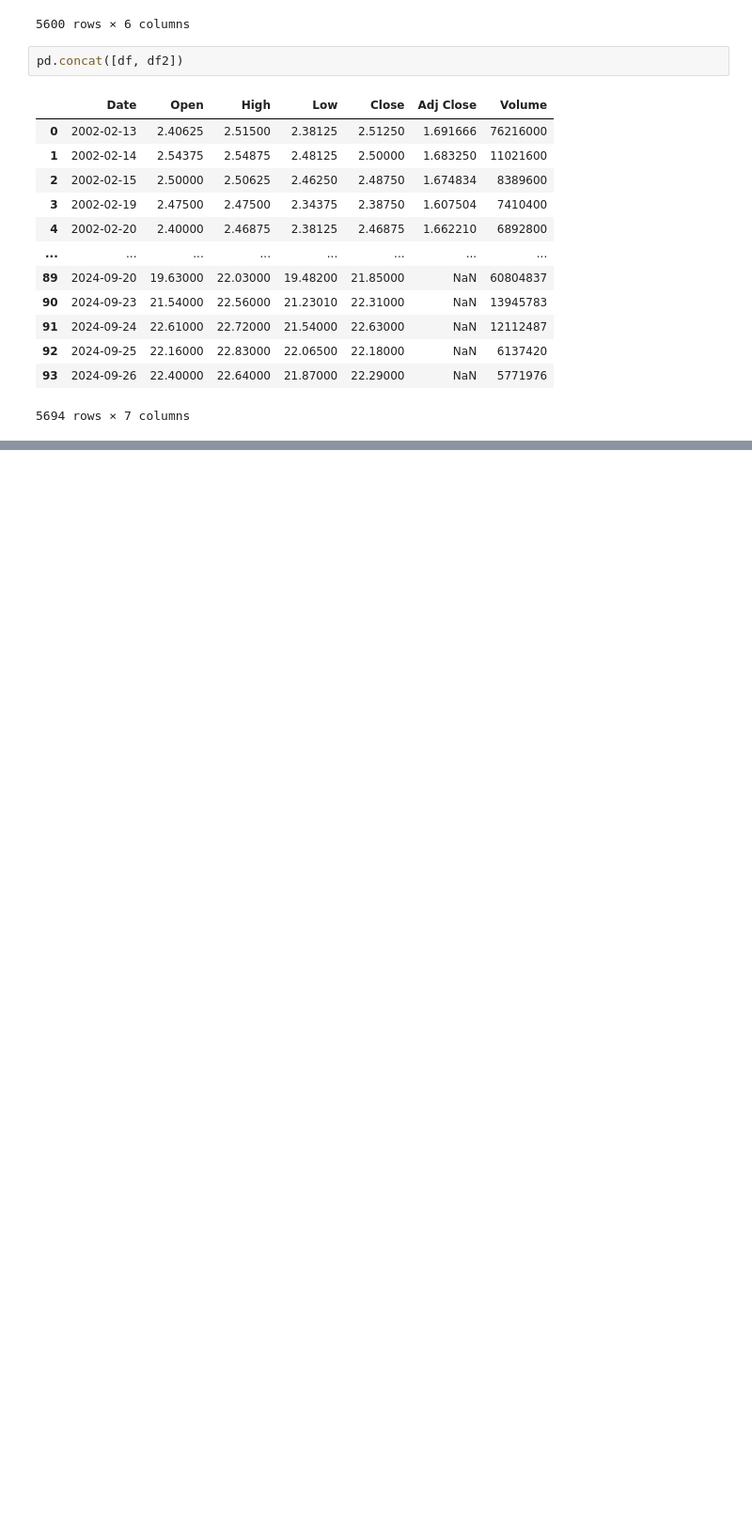
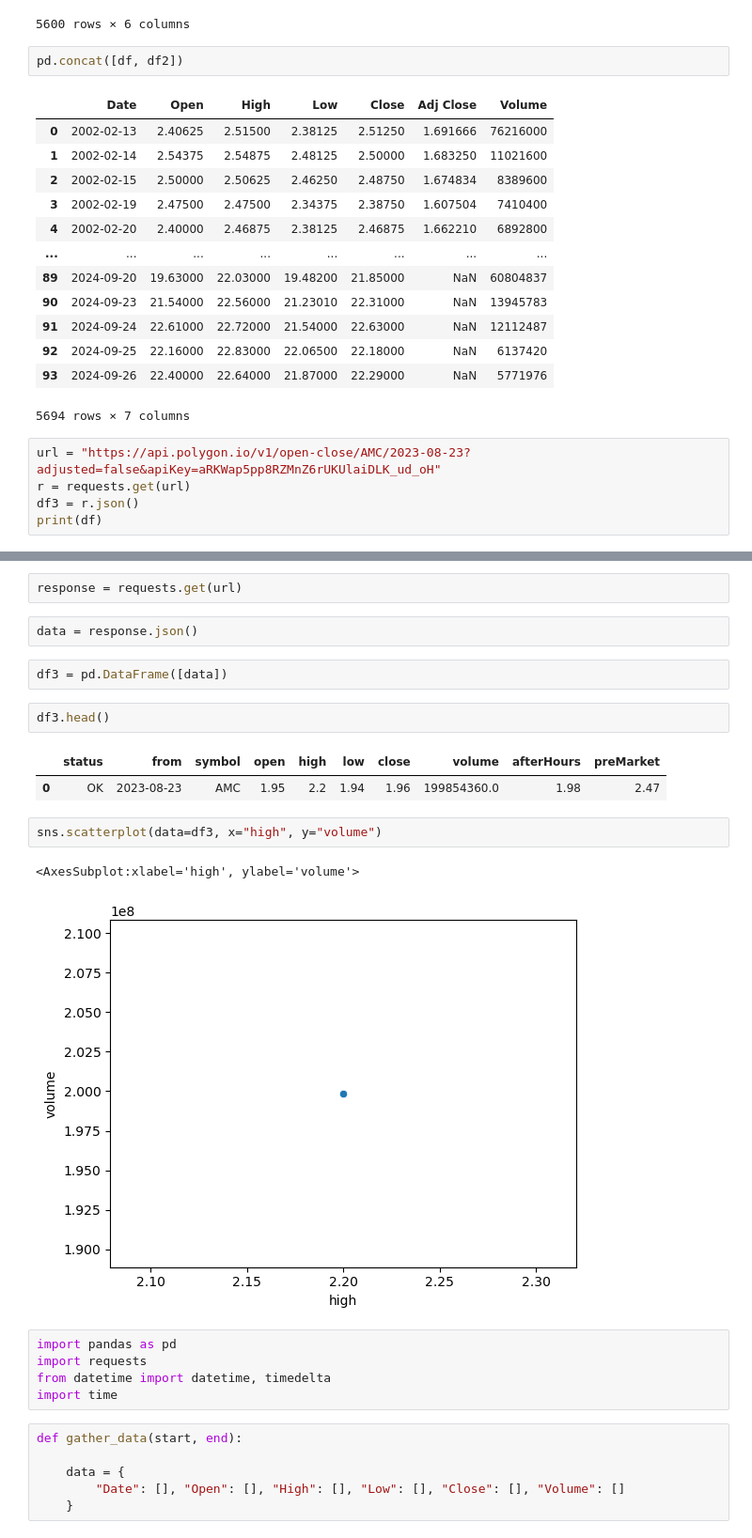
Before and after one commit to calebLSw/AI-1, a Jupyter notebook: Semester 1/Stocks/Untitled1.ipynb, the cells around one changed output, grey strips where cells are left out. Shown at 94% size. Cells and saved outputs as stored; diff of their text form; blank space fills up the shorter version.

```diff
--- a/Semester 1/Stocks/Untitled1.ipynb
+++ b/Semester 1/Stocks/Untitled1.ipynb
@@ -38,3 +38,8 @@ pd.concat([df, df2])
 | 92 | 2024-09-25 | 22.16000 | 22.83000 | 22.06500 | 22.18000 | NaN | 6137420 |
 | 93 | 2024-09-26 | 22.40000 | 22.64000 | 21.87000 | 22.29000 | NaN | 5771976 |
 5694 rows × 7 columns
+# %%
+url = "https://api.polygon.io/v1/open-close/AMC/2023-08-23?adjusted=false&apiKey=aRKWap5pp8RZMnZ6rUKUlaiDLK_ud_oH"
+r = requests.get(url)
+df3 = r.json()
+print(df)
@@ -40,0 +64,27 @@ pd.concat([df, df2])
+# %%
+response = requests.get(url)
+# %%
+data = response.json()
+# %%
+df3 = pd.DataFrame([data])
+# %%
+df3.head()
+# %% [output]
+|  | status | from | symbol | open | high | low | close | volume | afterHours | preMarket |
+| 0 | OK | 2023-08-23 | AMC | 1.95 | 2.2 | 1.94 | 1.96 | 199854360.0 | 1.98 | 2.47 |
+# %%
+sns.scatterplot(data=df3, x="high", y="volume")
+# %% [output]
+<AxesSubplot:xlabel='high', ylabel='volume'>
+[figure, added]
+# %%
+import pandas as pd
+import requests
+from datetime import datetime, timedelta
+import time
+# %%
+def gather_data(start, end):
+
+    data = {
+        "Date": [], "Open": [], "High": [], "Low": [], "Close": [], "Volume": []
+    }
```
Also changed, not shown: parts of 7 cells of this notebook, 2 other files.
